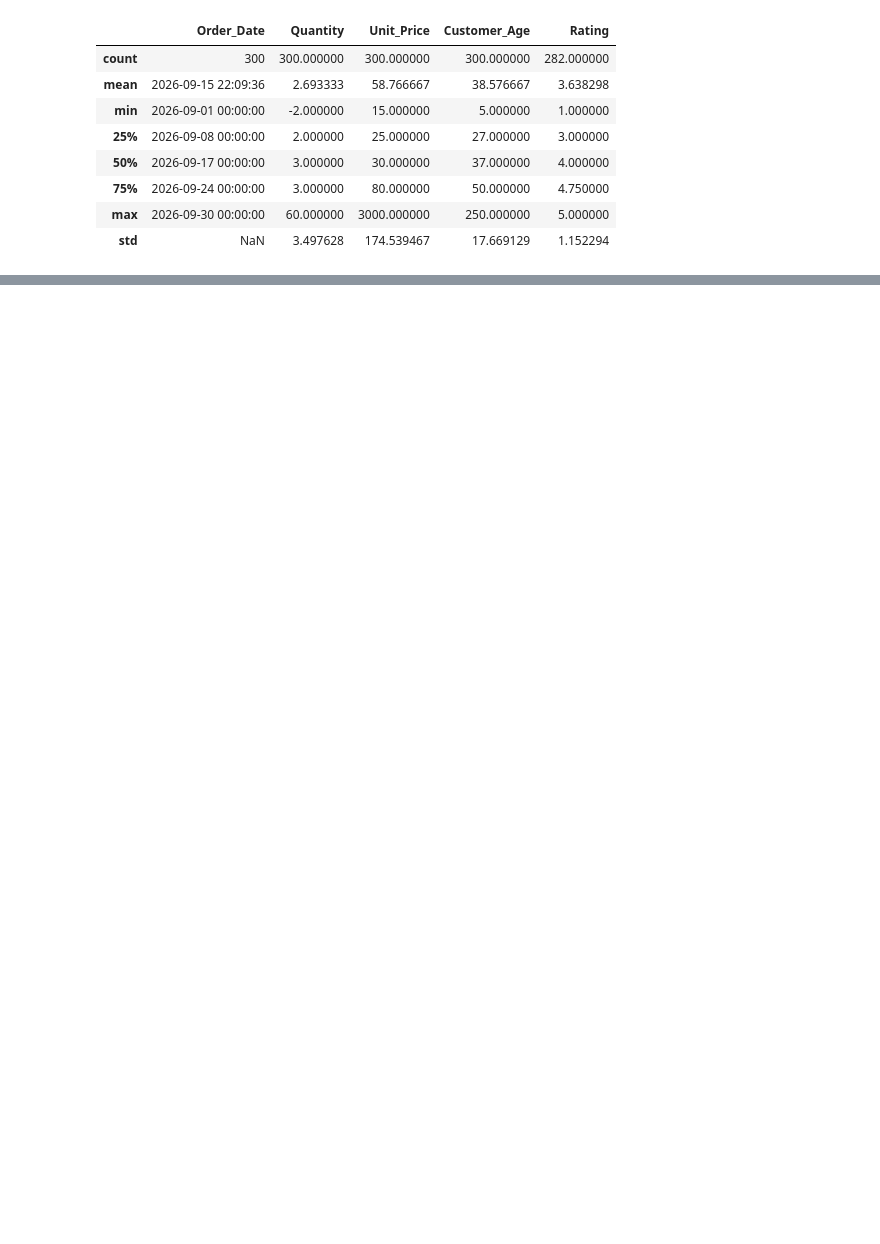
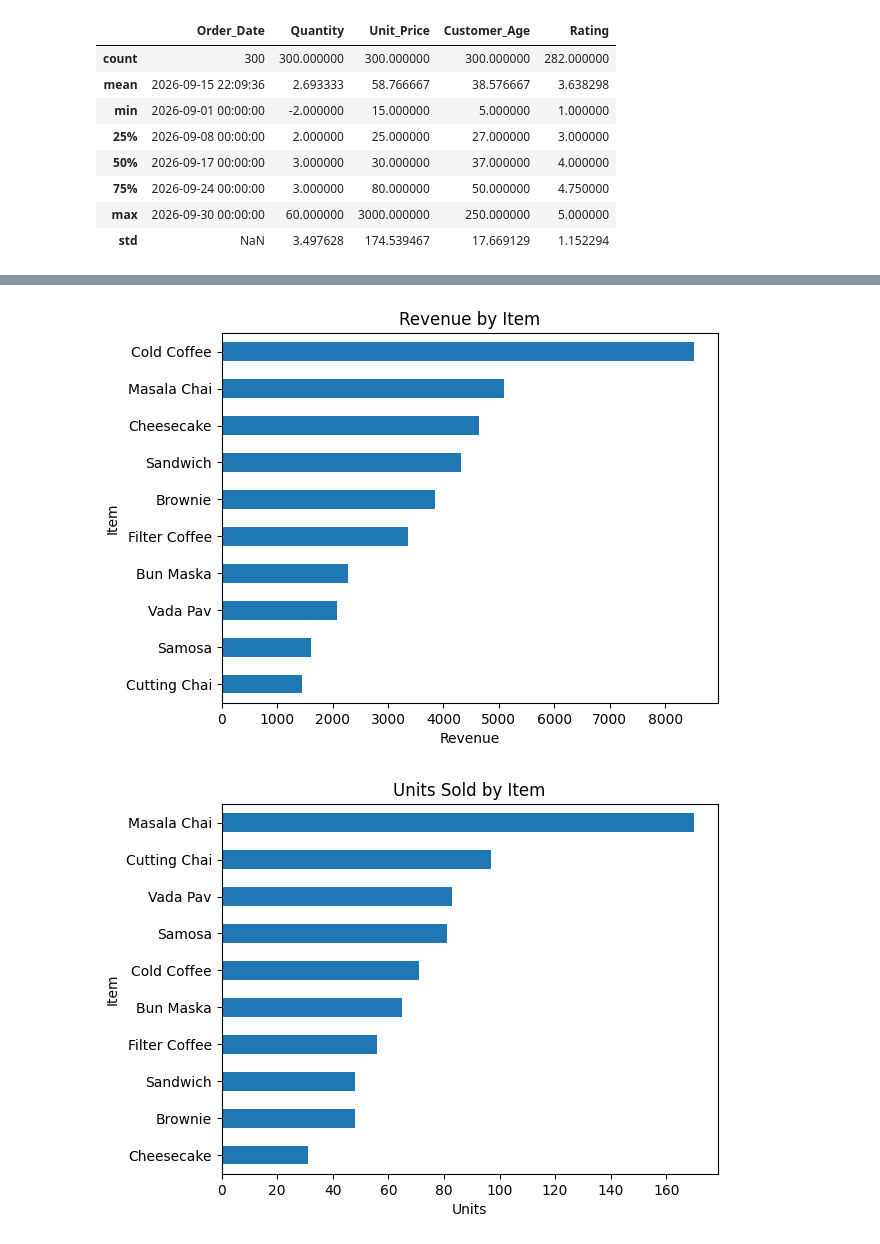
Before and after one commit to SanjeetKumarr/chai-cafe-analysis, a Jupyter notebook: Chai_Cafe_Analysis.ipynb, the cells around one changed output, grey strips where cells are left out. Saved outputs shown, nothing was run; the diff lists cells and outputs as text; code cells hidden in the pictures; blank space fills up the shorter version.

```diff
--- a/Chai_Cafe_Analysis.ipynb
+++ b/Chai_Cafe_Analysis.ipynb
@@ -767,0 +258,11 @@ share
+# %%
+item_rev = df.groupby('Item')['Revenue'].sum().sort_values()
+item_rev.plot(kind='barh')
+plt.title('Revenue by Item'); plt.xlabel('Revenue'); plt.ylabel('Item'); plt.show()
+
+item_qty = df.groupby('Item')['Quantity'].sum().sort_values()
+item_qty.plot(kind='barh')
+plt.title('Units Sold by Item'); plt.xlabel('Units'); plt.ylabel('Item'); plt.show()
+# %% [output]
+[figure, added]
+[figure, added]
```
Also changed, not shown: parts of 146 cells of this notebook.
